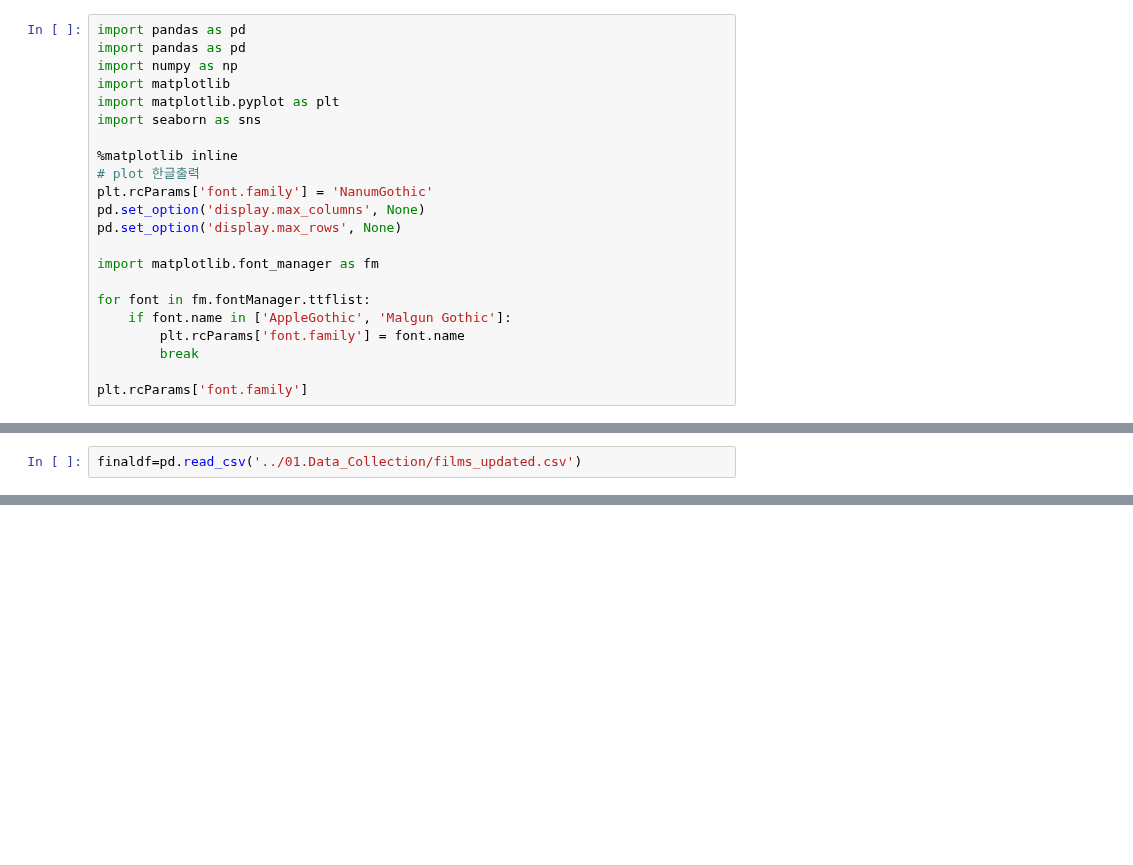
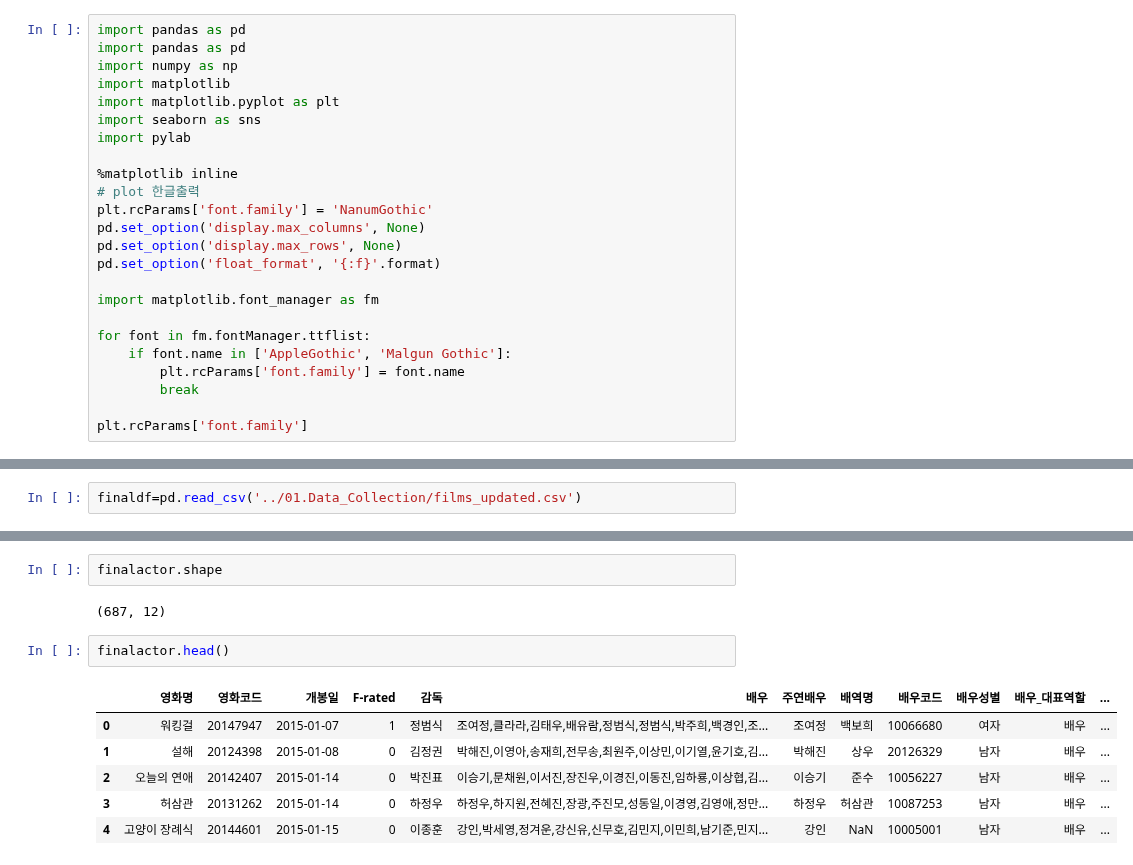
Before and after one commit to kim4pb/Female-led-Korean-Films, a Jupyter notebook: 03.ButterKnife/Plotting charts.ipynb, the cells around one changed output, grey strips where cells are left out. Saved outputs shown, nothing was run; the diff lists cells and outputs as text; blank space fills up the shorter version.

```diff
--- a/03.ButterKnife/Plotting charts.ipynb
+++ b/03.ButterKnife/Plotting charts.ipynb
@@ -5,12 +5,14 @@ import numpy as np
 import matplotlib
 import matplotlib.pyplot as plt
 import seaborn as sns
+import pylab
 
 %matplotlib inline
 # plot 한글출력
 plt.rcParams['font.family'] = 'NanumGothic'
 pd.set_option('display.max_columns', None)
 pd.set_option('display.max_rows', None)
+pd.set_option('float_format', '{:f}'.format)
 
 import matplotlib.font_manager as fm
 
@@ -83,0 +112,13 @@ finaldf.head()
+# %%
+finalactor.shape
+# %% [output]
+(687, 12)
+# %%
+finalactor.head()
+# %% [output]
+|  | 영화명 | 영화코드 | 개봉일 | F-rated | 감독 | 배우 | 주연배우 | 배역명 | 배우코드 | 배우성별 | 배우_대표역할 | ... |
+| 0 | 워킹걸 | 20147947 | 2015-01-07 | 1 | 정범식 | 조여정,클라라,김태우,배유람,정범식,정범식,박주희,백경인,조... | 조여정 | 백보희 | 10066680 | 여자 | 배우 | ... |
+| 1 | 설해 | 20124398 | 2015-01-08 | 0 | 김정권 | 박해진,이영아,송재희,전무송,최원주,이상민,이기열,윤기호,김... | 박해진 | 상우 | 20126329 | 남자 | 배우 | ... |
+| 2 | 오늘의 연애 | 20142407 | 2015-01-14 | 0 | 박진표 | 이승기,문채원,이서진,장진우,이경진,이동진,임하룡,이상협,김... | 이승기 | 준수 | 10056227 | 남자 | 배우 | ... |
+| 3 | 허삼관 | 20131262 | 2015-01-14 | 0 | 하정우 | 하정우,하지원,전혜진,장광,주진모,성동일,이경영,김영애,정만... | 하정우 | 허삼관 | 10087253 | 남자 | 배우 | ... |
+| 4 | 고양이 장례식 | 20144601 | 2015-01-15 | 0 | 이종훈 | 강인,박세영,정겨운,강신유,신무호,김민지,이민희,남기준,민지... | 강인 | NaN | 10005001 | 남자 | 배우 | ... |
```
Also changed, not shown: parts of 12 cells of this notebook.
